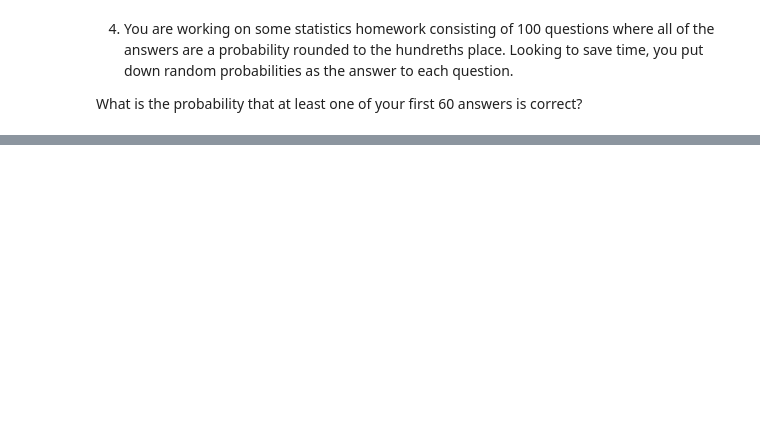
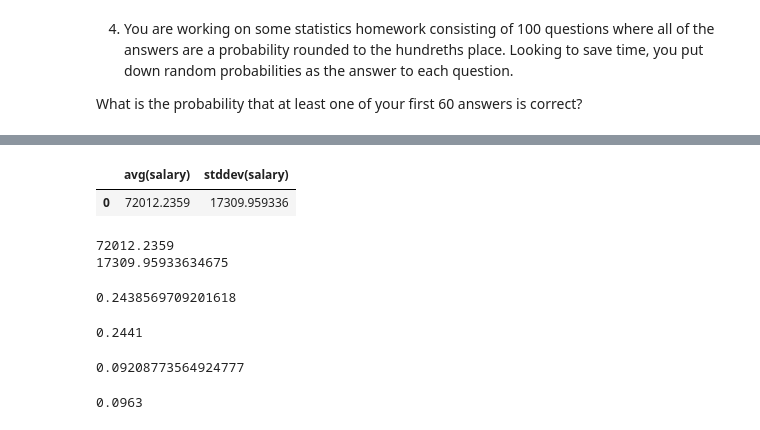
Before and after one commit to george887/statistics-exercises, a Jupyter notebook: probability_distributions.ipynb, the cells around one changed output, grey strips where cells are left out. Cells and saved outputs as stored; diff of their text form; code cells hidden in the pictures; blank space fills up the shorter version.

```diff
--- a/probability_distributions.ipynb
+++ b/probability_distributions.ipynb
@@ -175,0 +303,53 @@ What is the probability that at least one of your first 60 answers is correct?
+# %%
+# connecting to SQL db
+
+from env import host, user, password
+
+url = f'mysql+pymysql://{user}:{password}@{host}/employees'
+
+#Need to make a query to find the average salary & std of current employees.
+query = '''select avg(salary), stddev(salary)
+        from salaries
+        where to_date > curdate()'''
+
+# Now going to us pandas to read the query
+salary_info = pd.read_sql(query, url)
+salary_info
+# %% [output]
+|  | avg(salary) | stddev(salary) |
+| 0 | 72012.2359 | 17309.959336 |
+# %%
+#Need to get variables of avg(salary) and std(salary). Use iloc integer-location based
+# indexing for selection by position
+average = salary_info.iloc[0,0]
+std = salary_info.iloc[0,1]
+print(average)
+print(std)
+# %% [output]
+72012.2359
+17309.95933634675
+# %%
+# What percent of employees earn less than 60,000? Going to use cdf. given a value less
+# than or equal to a given poing
+stats.norm(average, std).cdf(60_000)
+# %% [output]
+0.2438569709201618
+# %%
+#expiremental
+size = 10_000
+probability = np.random.normal(average, std, size)
+(probability < 60000).mean()
+# %% [output]
+0.2441
+# %%
+#What percent of employees earn more than 95,000? Use isf want a value greater than
+stats.norm(average,std).sf(95000)
+# %% [output]
+0.09208773564924777
+# %%
+# Expiremental
+size = 10_000
+probability = np.random.normal(average, std, size)
+(probability > 95000).mean()
+# %% [output]
+0.0963
```
Also changed, not shown: parts of 27 cells of this notebook.
